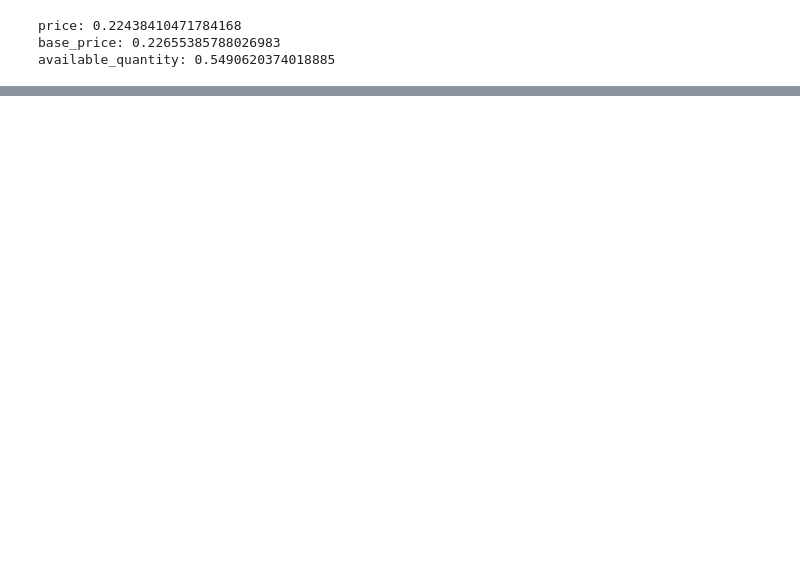
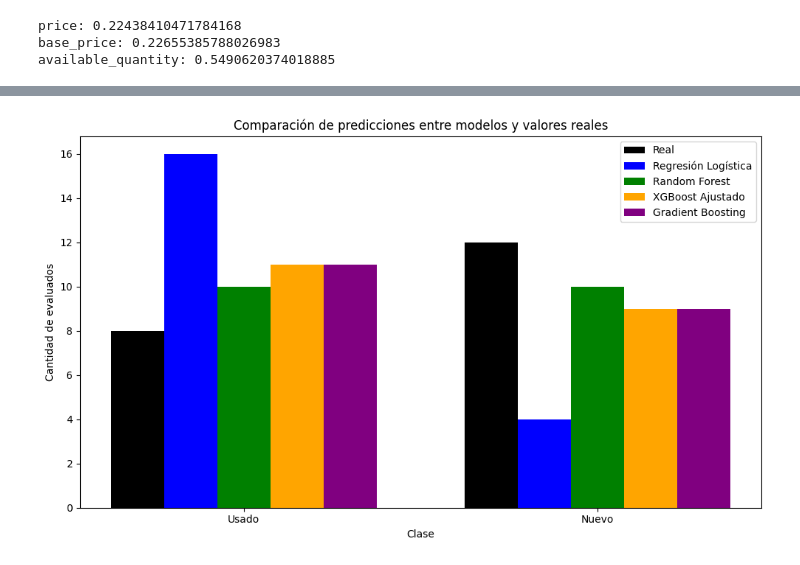
Before and after one commit to jalvergara/model_training, a Jupyter notebook: Notebooks/002_Model.ipynb, the cells around one changed output, grey strips where cells are left out. Drawn from its saved outputs; the diff is of its cells as text; code cells hidden in the pictures; blank space fills up the shorter version.

```diff
--- a/Notebooks/002_Model.ipynb
+++ b/Notebooks/002_Model.ipynb
@@ -127,0 +366,34 @@ available_quantity: 0.5490620374018885
+# %%
+import numpy as np
+import matplotlib.pyplot as plt
+
+labels = ['Usado', 'Nuevo']
+real_counts = subset_comparison_df['Real'].value_counts().sort_index()
+logreg_counts = subset_comparison_df['Regresión Logística'].value_counts().sort_index()
+rf_counts = subset_comparison_df['Random Forest'].value_counts().sort_index()
+xgb_counts = subset_comparison_df['XGBoost Ajustado'].value_counts().sort_index()
+gb_counts = subset_comparison_df['Gradient Boosting'].value_counts().sort_index()
+
+x = np.arange(len(labels))
+width = 0.15
+fig, ax = plt.subplots(figsize=(10, 6))
+
+
+rects1 = ax.bar(x - 2*width, real_counts, width, label='Real', color='black')
+rects2 = ax.bar(x - width, logreg_counts, width, label='Regresión Logística', color='blue')
+rects3 = ax.bar(x, rf_counts, width, label='Random Forest', color='green')
+rects4 = ax.bar(x + width, xgb_counts, width, label='XGBoost Ajustado', color='orange')
+rects5 = ax.bar(x + 2*width, gb_counts, width, label='Gradient Boosting', color='purple')
+
+
+ax.set_xlabel('Clase')
+ax.set_ylabel('Cantidad de evaluados')
+ax.set_title('Comparación de predicciones entre modelos y valores reales')
+ax.set_xticks(x)
+ax.set_xticklabels(labels)
+ax.legend()
+
+plt.tight_layout()
+plt.show()
+# %% [output]
+[figure, added]
```
Also changed, not shown: parts of 24 cells of this notebook, 2 other files.
